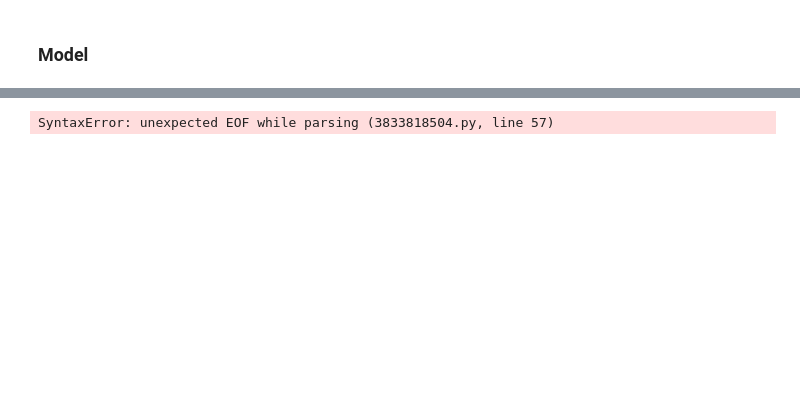
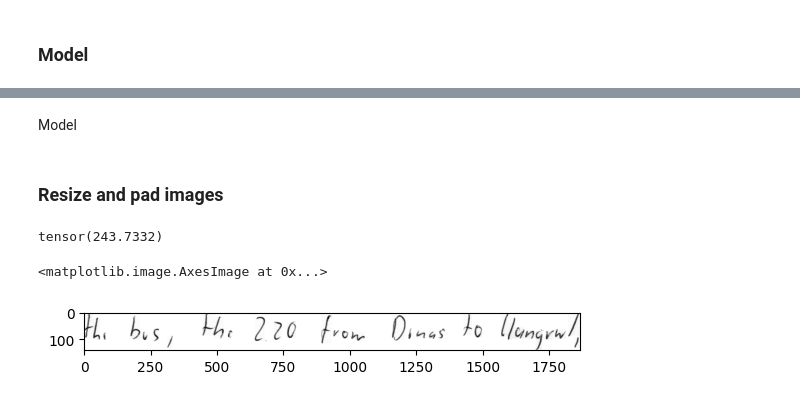
Before and after one commit to Jiayun-Zhang/HWR, a Jupyter notebook: IAM_pipelines/lightweight_transformer_pipeline.ipynb, the cells around one changed output, grey strips where cells are left out. Cells and saved outputs as stored; diff of their text form; code cells hidden in the pictures; blank space fills up the shorter version.

```diff
--- a/IAM_pipelines/lightweight_transformer_pipeline.ipynb
+++ b/IAM_pipelines/lightweight_transformer_pipeline.ipynb
@@ -41,6 +44,9 @@ from sklearn.model_selection import train_test_split
 DATA_PATH = f"/home/hkolstee/uniprojects/DATA/HWR/IAM-data/IAM-data/"
 TRAIN_TEST_SPLIT = 0.2
 BATCH_SIZE = 64
+INPUT_HEIGHT = 128
+# input width -> largest width in batch
+# padded to get to width
 # %% [markdown]
 ### Prepare Data
 # %%
@@ -81,6 +124,6 @@ test.reset_index(inplace = True)
 # %%
 class HandWritingDataset(Dataset):
-    def __init__(self, data: pd.DataFrame, batch_size):
+    def __init__(self, data: pd.DataFrame, img_width, img_height, batch_size):
         self.data = data
         self.batch_size = batch_size
 
@@ -93,6 +136,8 @@ class HandWritingDataset(Dataset):
         image_path = os.path.join(DATA_PATH, "img", self.data['img_names'][index])
         # torchvision read_image call
         image = read_image(image_path)
+        # resize to
+
 
         # string label
         label = self.data['labels'][index]
@@ -103,7 +148,8 @@ class HandWritingDataset(Dataset):
         # return length of column
         return len(self.data)
 # %%
-train_set = HandWritingDataset(train, BATCH_SIZE)
-test_set = HandWritingDataset(test, BATCH_SIZE)
+input_width = 10
+train_set = HandWritingDataset(train, input_width, INPUT_HEIGHT, BATCH_SIZE)
+test_set = HandWritingDataset(test, input_width, INPUT_HEIGHT, BATCH_SIZE)
 # %% [markdown]
 ### Model
@@ -110,12 +184,14 @@ test_set = HandWritingDataset(test, BATCH_SIZE)
+# %% [markdown]
+Model
 # %%
-class OCRTransformer(nn.module):
+class OCRTransformer(nn.Module):
     def __init__(self, input_width, input_height):
-        super(OCRTransformer, self).__init()
+        super(OCRTransformer, self).__init__()
 
         # convolutional block (5 convolutions)
         # first convolution
         self.conv1 = nn.Conv2d(in_channels = 1, out_channels = 8, kernel_size = (3,3))
-        width = input_height - 2
+        width = input_width - 2
         height = input_height - 2
         self.leakyRelu = nn.LeakyReLU()     # reuse in later layers
         self.layerNorm1 = nn.LayerNorm(normalized_shape = [8, width, height])
@@ -163,6 +239,7 @@ class OCRTransformer(nn.module):
         # dense layer to upscale from 128 to 256
         self.dense1 = nn.Linear(in_features = 128, out_features = 256)
         # sinusoidal positional encoding is added to the output of the dense layer
+        self.pos_encoding = SinPosEncoding(256)
 
         # Here starts: transformer layers
 
@@ -184,7 +261,11 @@ class OCRTransformer(nn.module):
 
         # flatten layer
         out = self.layerNorm5(self.leakyRelu(self.flattenConv(out)))
-        # dense layer
+        # dense layer (activation function not mentioned in paper)
         out = self.dense1(out)
+        # add sinusodial positional information
+        out = self.pos_encoding(out)
+
+        return out
-# %% [output]
-SyntaxError: unexpected EOF while parsing (3833818504.py, line 57)
+# %% [markdown]
+### Resize and pad images
@@ -190,0 +277,11 @@ SyntaxError: unexpected EOF while parsing (3833818504.py, line 57)
+# %%
+input_width = 2000
+char_recog_transformer = OCRTransformer(input_width, INPUT_HEIGHT)
+
+test_image, _ = train_set.__getitem__(1)
+print(test_image.float().mean())
+plt.imshow(test_image[0, :, :], cmap = "gray")
+# %% [output]
+tensor(243.7332)
+<matplotlib.image.AxesImage at 0x...>
+[figure, added]
```
Also changed, not shown: parts of 7 cells of this notebook, 1 other file.
